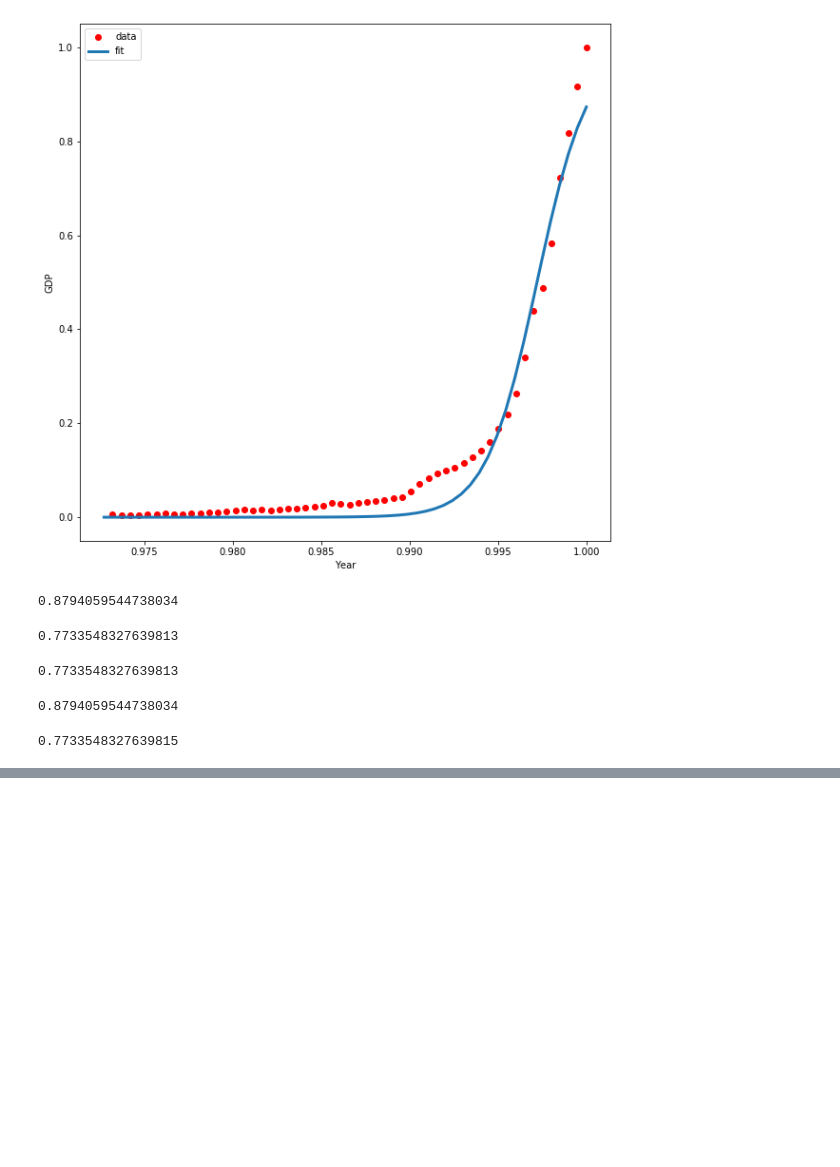
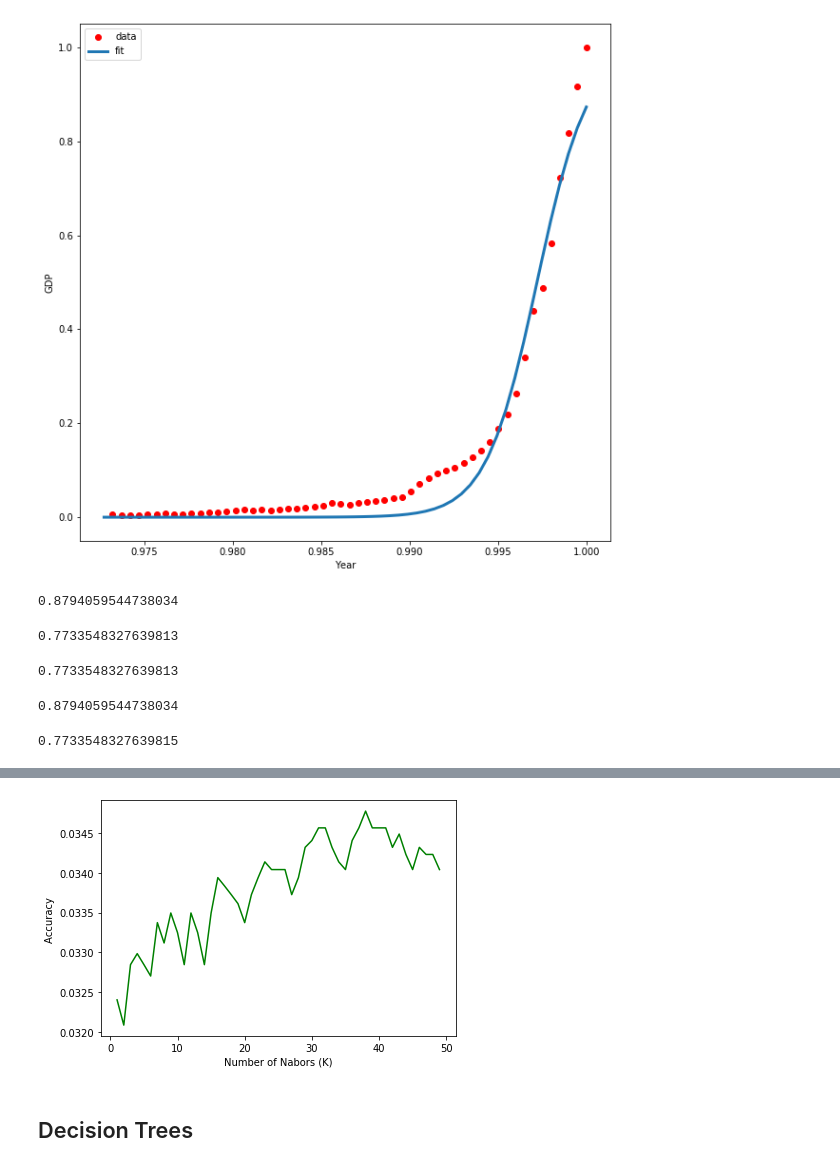
Before and after one commit to JamesIgoe/AzureNotebooks, a Jupyter notebook: Python Class Work 4 - ML.ipynb, the cells around one changed output, grey strips where cells are left out. Cells and saved outputs as stored; diff of their text form; code cells hidden in the pictures; blank space fills up the shorter version.

Commit message:
editing
added new cpde KNN and Decision Trees

```diff
--- a/Python Class Work 4 - ML.ipynb
+++ b/Python Class Work 4 - ML.ipynb
@@ -354,0 +471,10 @@ R2-score: -5661086891219916062474633216.00
+# %%
+plt.plot(range(1,Ks),std_acc,'g')
+plt.ylabel('Accuracy ')
+plt.xlabel('Number of Nabors (K)')
+plt.tight_layout()
+plt.show()
+# %% [output]
+[figure, added]
+# %% [markdown]
+## Decision Trees
```
Also changed, not shown: parts of 38 cells of this notebook.
